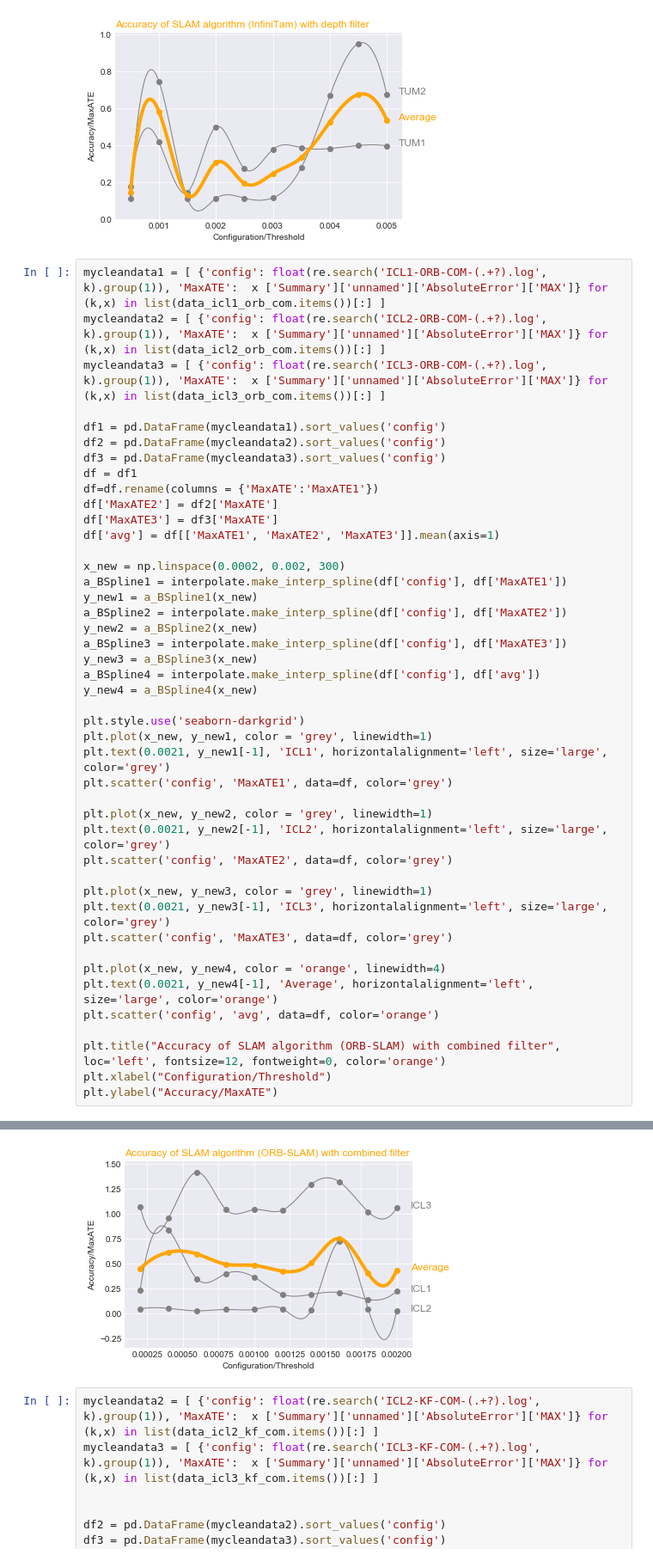
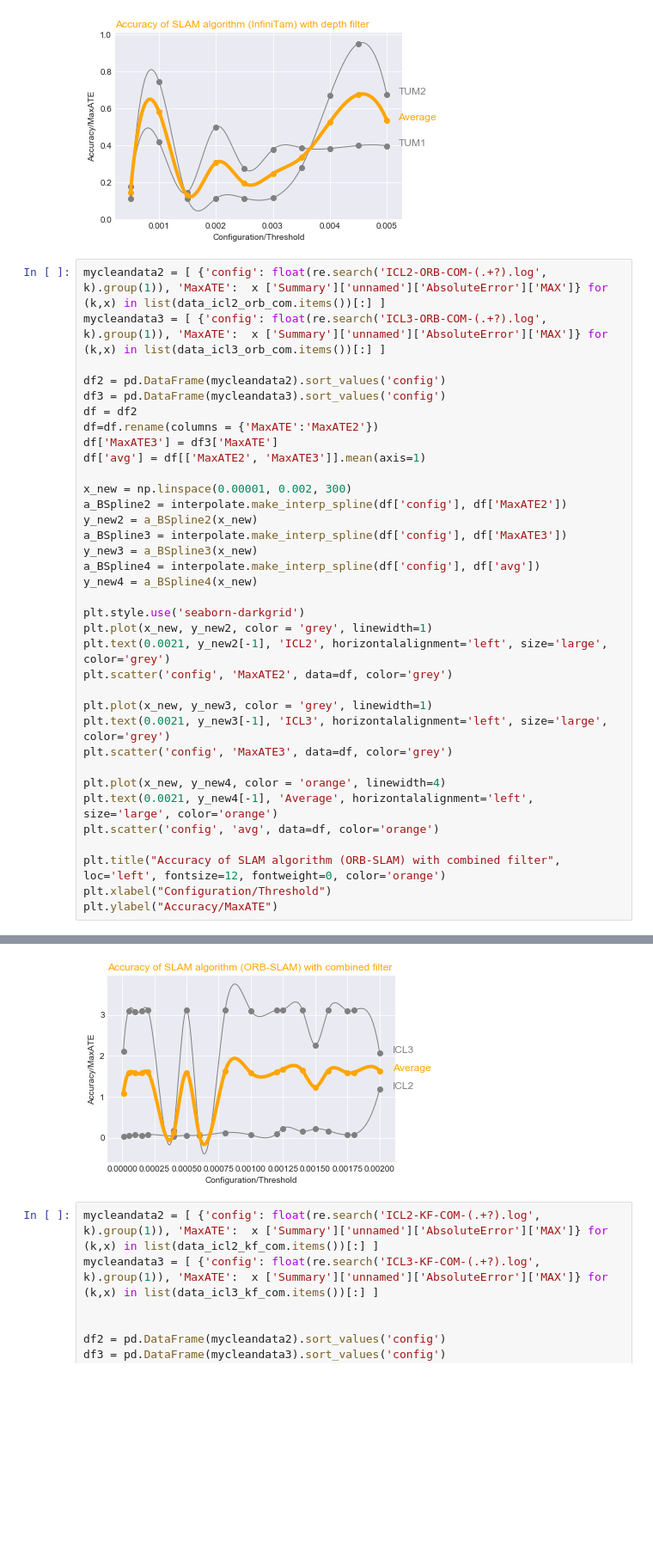
Before and after one commit to jlliao/slambench2, a Jupyter notebook: Explore_SLAMBench_Data_Final.ipynb, the cells around one changed output, grey strips where cells are left out. Shown: that part at 86% size. Drawn from its saved outputs; the diff is of its cells as text; blank space fills up the shorter version.

```diff
--- a/Explore_SLAMBench_Data_Final.ipynb
+++ b/Explore_SLAMBench_Data_Final.ipynb
@@ -249,52 +249,43 @@ plt.ylabel("Accuracy/MaxATE")
 Text(0, 0.5, 'Accuracy/MaxATE')
 [figure]
 # %%
-mycleandata1 = [ {'config': float(re.search('ICL1-ORB-COM-(.+?).log', k).group(1)), 'MaxATE':  x ['Summary']['unnamed']['AbsoluteError']['MAX']} for (k,x) in list(data_icl1_orb_com.items())[:] ]
 mycleandata2 = [ {'config': float(re.search('ICL2-ORB-COM-(.+?).log', k).group(1)), 'MaxATE':  x ['Summary']['unnamed']['AbsoluteError']['MAX']} for (k,x) in list(data_icl2_orb_com.items())[:] ]
 mycleandata3 = [ {'config': float(re.search('ICL3-ORB-COM-(.+?).log', k).group(1)), 'MaxATE':  x ['Summary']['unnamed']['AbsoluteError']['MAX']} for (k,x) in list(data_icl3_orb_com.items())[:] ]
 
-df1 = pd.DataFrame(mycleandata1).sort_values('config')
 df2 = pd.DataFrame(mycleandata2).sort_values('config')
 df3 = pd.DataFrame(mycleandata3).sort_values('config')
-df = df1
-df=df.rename(columns = {'MaxATE':'MaxATE1'})
-df['MaxATE2'] = df2['MaxATE']
+df = df2
+df=df.rename(columns = {'MaxATE':'MaxATE2'})
 df['MaxATE3'] = df3['MaxATE']
-df['avg'] = df[['MaxATE1', 'MaxATE2', 'MaxATE3']].mean(axis=1)
+df['avg'] = df[['MaxATE2', 'MaxATE3']].mean(axis=1)
 
-x_new = np.linspace(0.0002, 0.002, 300)
-a_BSpline1 = interpolate.make_interp_spline(df['config'], df['MaxATE1'])
-y_new1 = a_BSpline1(x_new)
+x_new = np.linspace(0.00001, 0.002, 300)
 a_BSpline2 = interpolate.make_interp_spline(df['config'], df['MaxATE2'])
 y_new2 = a_BSpline2(x_new)
 a_BSpline3 = interpolate.make_interp_spline(df['config'], df['MaxATE3'])
 y_new3 = a_BSpline3(x_new)
 a_BSpline4 = interpolate.make_interp_spline(df['config'], df['avg'])
 y_new4 = a_BSpline4(x_new)
 
 plt.style.use('seaborn-darkgrid')
-plt.plot(x_new, y_new1, color = 'grey', linewidth=1)
-plt.text(0.0021, y_new1[-1], 'ICL1', horizontalalignment='left', size='large', color='grey')
-plt.scatter('config', 'MaxATE1', data=df, color='grey')
-
 plt.plot(x_new, y_new2, color = 'grey', linewidth=1)
 plt.text(0.0021, y_new2[-1], 'ICL2', horizontalalignment='left', size='large', color='grey')
 plt.scatter('config', 'MaxATE2', data=df, color='grey')
 
 plt.plot(x_new, y_new3, color = 'grey', linewidth=1)
 plt.text(0.0021, y_new3[-1], 'ICL3', horizontalalignment='left', size='large', color='grey')
 plt.scatter('config', 'MaxATE3', data=df, color='grey')
 
 plt.plot(x_new, y_new4, color = 'orange', linewidth=4)
 plt.text(0.0021, y_new4[-1], 'Average', horizontalalignment='left', size='large', color='orange')
 plt.scatter('config', 'avg', data=df, color='orange')
 
 plt.title("Accuracy of SLAM algorithm (ORB-SLAM) with combined filter", loc='left', fontsize=12, fontweight=0, color='orange')
 plt.xlabel("Configuration/Threshold")
 plt.ylabel("Accuracy/MaxATE")
 # %% [output]
 Text(0, 0.5, 'Accuracy/MaxATE')
-[figure, old version]
+[figure, new version]
 # %%
 mycleandata2 = [ {'config': float(re.search('ICL2-KF-COM-(.+?).log', k).group(1)), 'MaxATE':  x ['Summary']['unnamed']['AbsoluteError']['MAX']} for (k,x) in list(data_icl2_kf_com.items())[:] ]
 mycleandata3 = [ {'config': float(re.search('ICL3-KF-COM-(.+?).log', k).group(1)), 'MaxATE':  x ['Summary']['unnamed']['AbsoluteError']['MAX']} for (k,x) in list(data_icl3_kf_com.items())[:] ]
```
Also changed, not shown: parts of 1 cell of this notebook, 37 other files.
